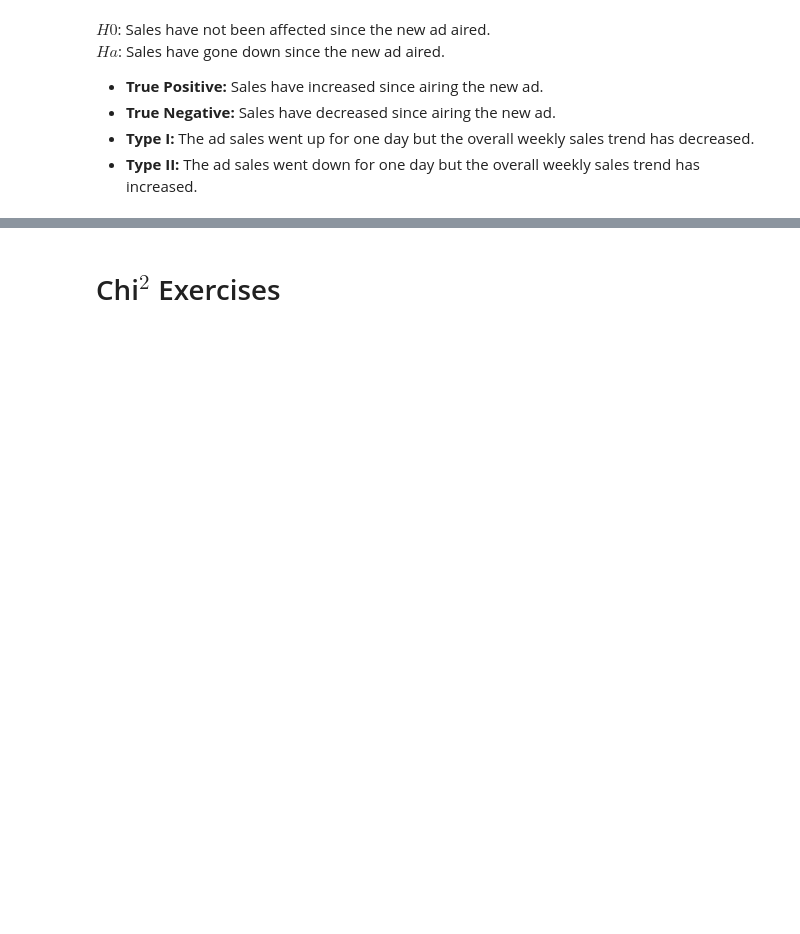
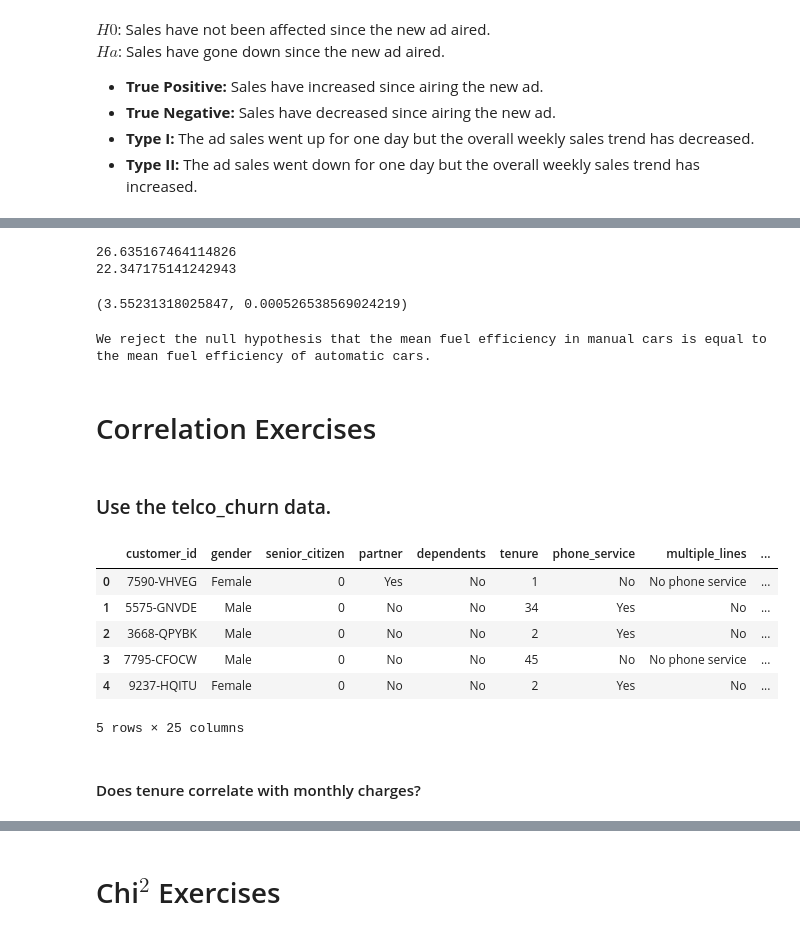
Before and after one commit to GabbyBarajasBroussard/statistics-exercises, a Jupyter notebook: hypothesis_testing.ipynb, the cells around one changed output, grey strips where cells are left out. Saved outputs shown, nothing was run; the diff lists cells and outputs as text; code cells hidden in the pictures; blank space fills up the shorter version.

Commit message:
adding exercises

```diff
--- a/hypothesis_testing.ipynb
+++ b/hypothesis_testing.ipynb
@@ -38,0 +229,41 @@ from pydataset import data
+# %%
+# Variance (2 Sample T-Test)
+print(man_mpg.var())
+print(auto_mpg.var())
+# %% [output]
+26.635167464114826
+22.347175141242943
+# %%
+#compute t and p values
+t, p = stats.ttest_ind(man_mpg,auto_mpg)
+t, p
+# %% [output]
+(3.55231318025847, 0.000526538569024219)
+# %%
+null_hypothesis = "the mean fuel efficiency in manual cars is equal to the mean fuel efficiency of automatic cars."
+
+if p > alpha:
+    print("We fail to reject the null hypothesis. The null hypothesis is that", null_hypothesis)
+elif t < 0 :
+    print("We fail to reject the null hypothesis. The null hypothesis is that", null_hypothesis)
+else:
+    print("We reject the null hypothesis that", null_hypothesis)
+# %% [output]
+We reject the null hypothesis that the mean fuel efficiency in manual cars is equal to the mean fuel efficiency of automatic cars.
+# %% [markdown]
+# Correlation Exercises
+# %% [markdown]
+### Use the telco_churn data.
+# %%
+telco = pd.read_csv("telco.csv")
+telco.head()
+# %% [output]
+|  | customer_id | gender | senior_citizen | partner | dependents | tenure | phone_service | multiple_lines | ... |
+| 0 | 7590-VHVEG | Female | 0 | Yes | No | 1 | No | No phone service | ... |
+| 1 | 5575-GNVDE | Male | 0 | No | No | 34 | Yes | No | ... |
+| 2 | 3668-QPYBK | Male | 0 | No | No | 2 | Yes | No | ... |
+| 3 | 7795-CFOCW | Male | 0 | No | No | 45 | No | No phone service | ... |
+| 4 | 9237-HQITU | Female | 0 | No | No | 2 | Yes | No | ... |
+5 rows × 25 columns
+# %% [markdown]
+#### Does tenure correlate with monthly charges?
```
Also changed, not shown: parts of 48 cells of this notebook.
